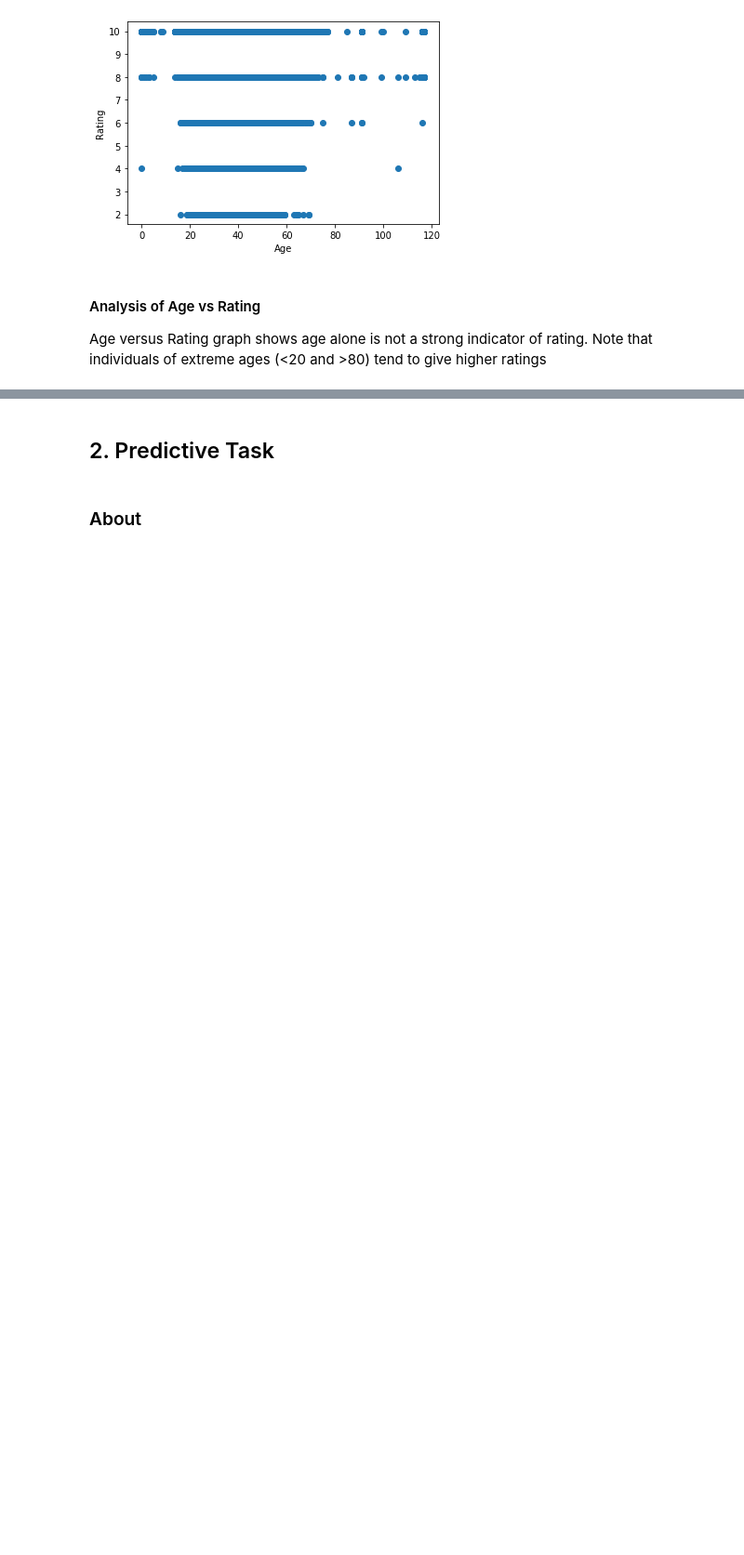
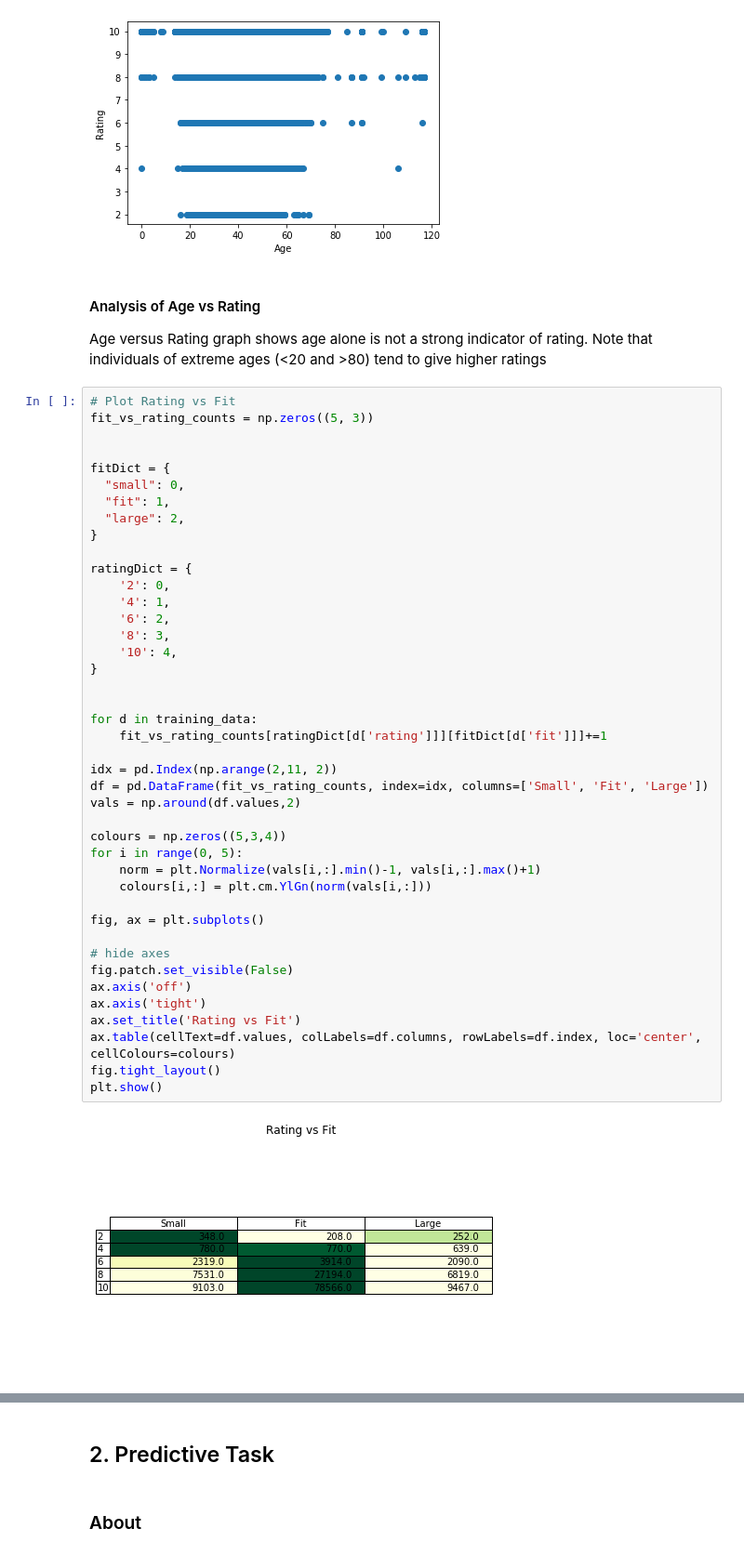
Before and after one commit to cbyeh/cse158-web-mining, a Jupyter notebook: assignment2/Assignment_2.ipynb, the cells around one changed output, grey strips where cells are left out. Shown at 93% size. Cells and saved outputs as stored; diff of their text form; blank space fills up the shorter version.

Commit message:
Rating vs Fit table

```diff
--- a/assignment2/Assignment_2.ipynb
+++ b/assignment2/Assignment_2.ipynb
@@ -162,3 +162,47 @@ plt.show()
 # %% [markdown]
 #### Analysis of Age vs Rating
 Age versus Rating graph shows age alone is not a strong indicator of rating. Note that individuals of extreme ages (<20 and >80) tend to give higher ratings
+# %%
+# Plot Rating vs Fit
+fit_vs_rating_counts = np.zeros((5, 3))
+
+
+fitDict = {
+  "small": 0,
+  "fit": 1,
+  "large": 2,
+}
+
+ratingDict = {
+    '2': 0,
+    '4': 1,
+    '6': 2,
+    '8': 3,
+    '10': 4,
+}
+
+
+for d in training_data:
+    fit_vs_rating_counts[ratingDict[d['rating']]][fitDict[d['fit']]]+=1
+
+idx = pd.Index(np.arange(2,11, 2))
+df = pd.DataFrame(fit_vs_rating_counts, index=idx, columns=['Small', 'Fit', 'Large'])
+vals = np.around(df.values,2)
+
+colours = np.zeros((5,3,4))
+for i in range(0, 5):
+    norm = plt.Normalize(vals[i,:].min()-1, vals[i,:].max()+1)
+    colours[i,:] = plt.cm.YlGn(norm(vals[i,:]))
+
+fig, ax = plt.subplots()
+
+# hide axes
+fig.patch.set_visible(False)
+ax.axis('off')
+ax.axis('tight')
+ax.set_title('Rating vs Fit')
+ax.table(cellText=df.values, colLabels=df.columns, rowLabels=df.index, loc='center', cellColours=colours)
+fig.tight_layout()
+plt.show()
+# %% [output]
+[figure, added]
```
Also changed, not shown: parts of 1 cell of this notebook.
